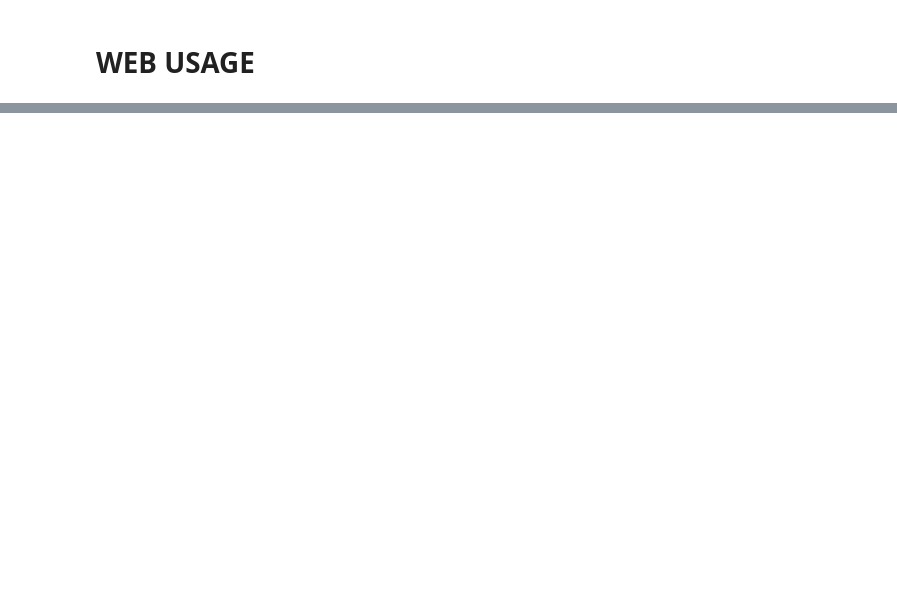
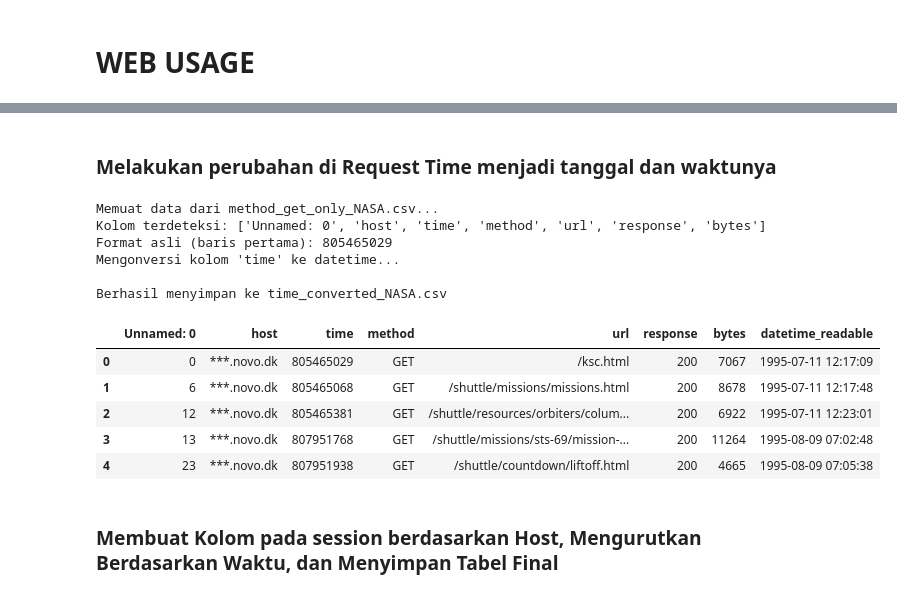
Before and after one commit to andre22-028/PPW, a Jupyter notebook: _sources/nasa.ipynb, the cells around one changed output, grey strips where cells are left out. Saved outputs shown, nothing was run; the diff lists cells and outputs as text; code cells hidden in the pictures; blank space fills up the shorter version.

```diff
--- a/_sources/nasa.ipynb
+++ b/_sources/nasa.ipynb
@@ -30,0 +410,43 @@ None
+# %% [markdown]
+### Melakukan perubahan di Request Time menjadi tanggal dan waktunya
+# %%
+file_name = "method_get_only_NASA.csv"
+
+print(f"Memuat data dari {file_name}...")
+
+# BACA SEBAGAI CSV NORMAL (TIDAK ADA ';')
+df = pd.read_csv(file_name)
+
+print("Kolom terdeteksi:", df.columns.tolist())
+
+target_column = "time"
+
+if target_column not in df.columns:
+    print(f"Error: Kolom '{target_column}' tidak ditemukan di CSV.")
+else:
+    print(f"Format asli (baris pertama): {df[target_column].iloc[0]}")
+
+    print(f"Mengonversi kolom '{target_column}' ke datetime...")
+
+    df["datetime_readable"] = pd.to_datetime(df[target_column], unit="s")
+
+    output_filename = "time_converted_NASA.csv"
+    df.to_csv(output_filename, index=False)
+
+    print(f"\nBerhasil menyimpan ke {output_filename}")
+    display(df.head())
+# %% [output]
+Memuat data dari method_get_only_NASA.csv...
+Kolom terdeteksi: ['Unnamed: 0', 'host', 'time', 'method', 'url', 'response', 'bytes']
+Format asli (baris pertama): 805465029
+Mengonversi kolom 'time' ke datetime...
+
+Berhasil menyimpan ke time_converted_NASA.csv
+|  | Unnamed: 0 | host | time | method | url | response | bytes | datetime_readable |
+| 0 | 0 | ***.novo.dk | 805465029 | GET | /ksc.html | 200 | 7067 | 1995-07-11 12:17:09 |
+| 1 | 6 | ***.novo.dk | 805465068 | GET | /shuttle/missions/missions.html | 200 | 8678 | 1995-07-11 12:17:48 |
+| 2 | 12 | ***.novo.dk | 805465381 | GET | /shuttle/resources/orbiters/colum... | 200 | 6922 | 1995-07-11 12:23:01 |
+| 3 | 13 | ***.novo.dk | 807951768 | GET | /shuttle/missions/sts-69/mission-... | 200 | 11264 | 1995-08-09 07:02:48 |
+| 4 | 23 | ***.novo.dk | 807951938 | GET | /shuttle/countdown/liftoff.html | 200 | 4665 | 1995-08-09 07:05:38 |
+# %% [markdown]
+### Membuat Kolom pada session berdasarkan Host, Mengurutkan Berdasarkan Waktu, dan Menyimpan Tabel Final
```
Also changed, not shown: parts of 18 cells of this notebook, 2 other files.
